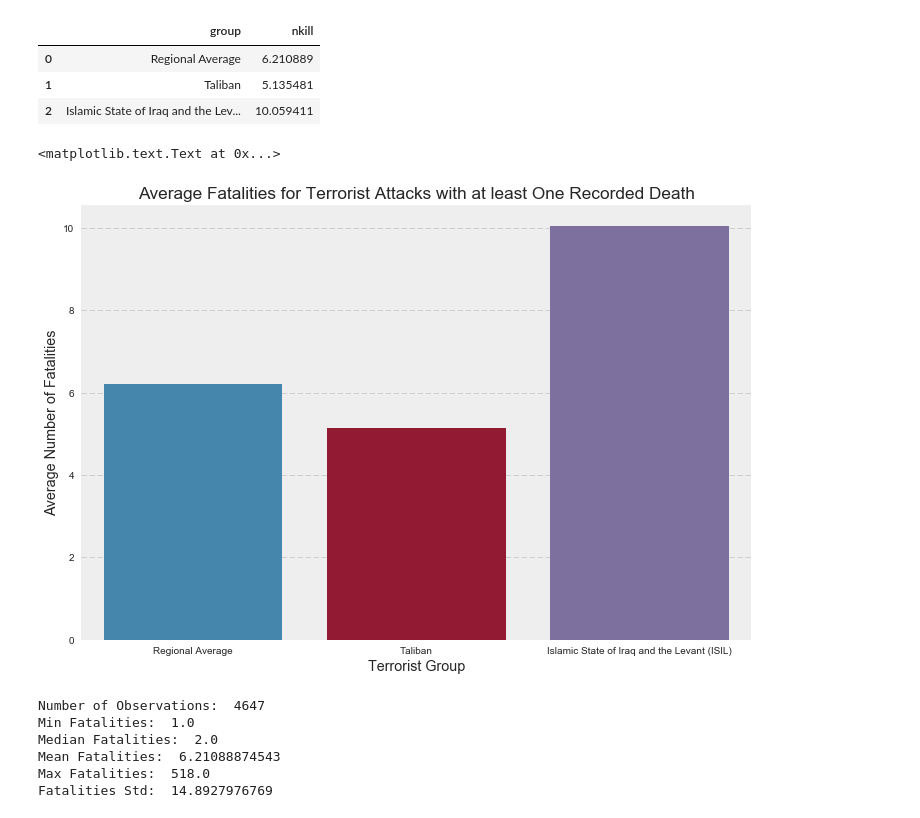
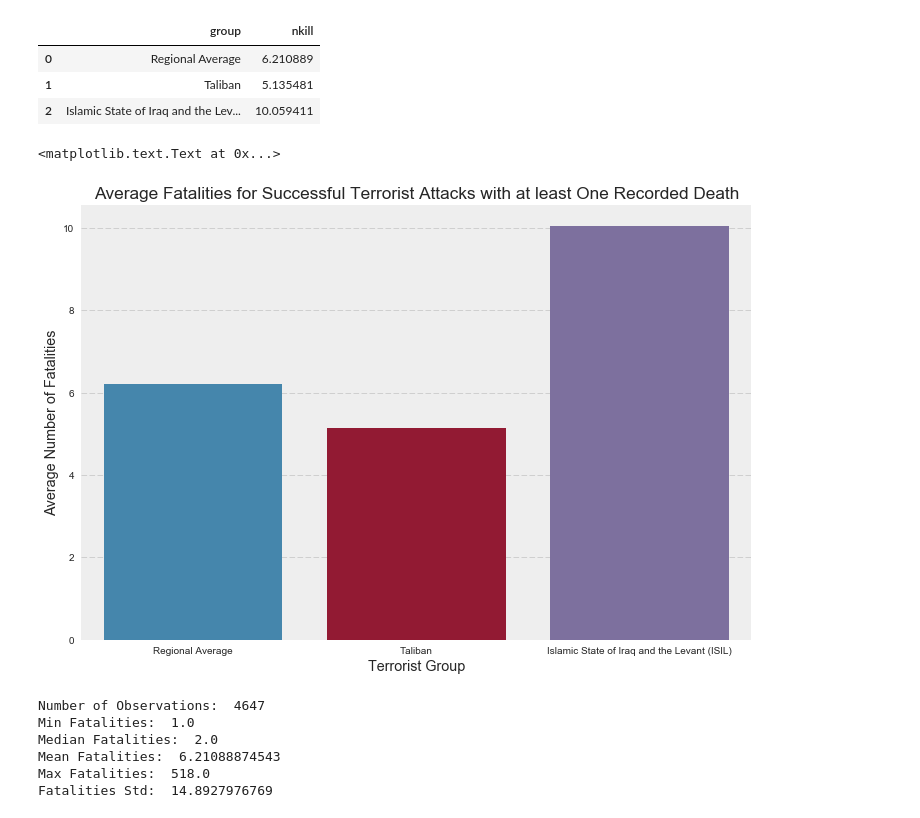
Before and after one commit to msalmon00/Portfolio, a Jupyter notebook: Global-Terrorism-Data-Bayesian-Inference-and-Timeseries-Modeling.ipynb, the cells around one changed output. Cells and saved outputs as stored; diff of their text form; code cells hidden in the pictures.

```diff
--- a/Global-Terrorism-Data-Bayesian-Inference-and-Timeseries-Modeling.ipynb
+++ b/Global-Terrorism-Data-Bayesian-Inference-and-Timeseries-Modeling.ipynb
@@ -663,12 +579,12 @@ quick_bayes_plot
 | 2 | Islamic State of Iraq and the Lev... | 10.059411 |
 # %%
 sns.barplot(x="group", y="nkill", data=quick_bayes_plot)
-plt.title('Average Fatalities for Terrorist Attacks with at least One Recorded Death')
+plt.title('Average Fatalities for Successful Terrorist Attacks with at least One Recorded Death')
 plt.xlabel("Terrorist Group")
 plt.ylabel("Average Number of Fatalities")
 # %% [output]
 <matplotlib.text.Text at 0x...>
-[figure, old version]
+[figure, new version]
 # %%
 print "Number of Observations: ", len(regional_fats)
 print "Min Fatalities: ", regional_fats.min()
```
Also changed, not shown: parts of 72 cells of this notebook, 2 other files.
